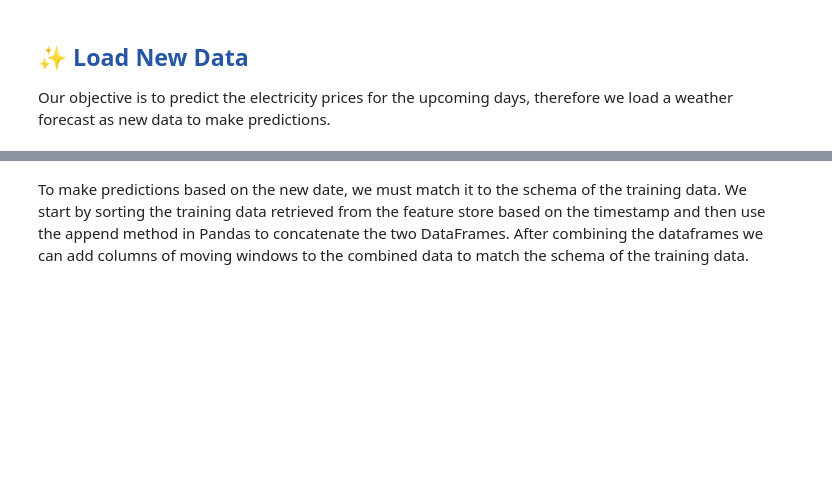
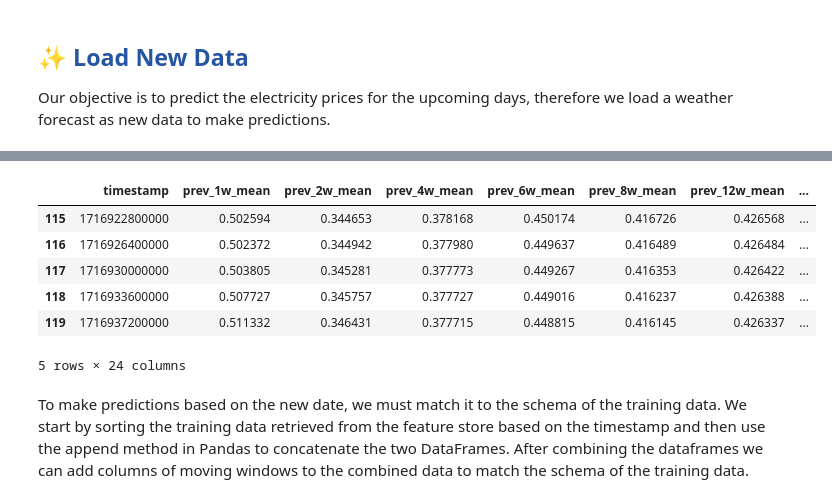
Before and after one commit to Benj3037/bds_m7_second-semester-project, a Jupyter notebook: pipeline/4_1_inference_pipeline_xgb.ipynb, the cells around one changed output, grey strips where cells are left out. Cells and saved outputs as stored; diff of their text form; code cells hidden in the pictures; blank space fills up the shorter version.

```diff
--- a/pipeline/4_1_inference_pipeline_xgb.ipynb
+++ b/pipeline/4_1_inference_pipeline_xgb.ipynb
@@ -133,10 +171,17 @@ new_data.tail()
 # %%
 # Dropping and renaming columns for the new data with weather forecast and calendar
-new_data.drop(columns=['datetime_y', 'hour_y', 'date_y'], inplace=True)
+new_data.drop(columns=['datetime_y', 'hour_y', 'date_y','datetime_x'], inplace=True)
 new_data.rename(columns={
     'date_x': 'date',
-    'datetime_x': 'datetime',
     'hour_x': 'hour'}, inplace=True)
 
 # Displaying the new data
 new_data.tail()
+# %% [output]
+|  | timestamp | prev_1w_mean | prev_2w_mean | prev_4w_mean | prev_6w_mean | prev_8w_mean | prev_12w_mean | ... |
+| 115 | 1716922800000 | 0.502594 | 0.344653 | 0.378168 | 0.450174 | 0.416726 | 0.426568 | ... |
+| 116 | 1716926400000 | 0.502372 | 0.344942 | 0.377980 | 0.449637 | 0.416489 | 0.426484 | ... |
+| 117 | 1716930000000 | 0.503805 | 0.345281 | 0.377773 | 0.449267 | 0.416353 | 0.426422 | ... |
+| 118 | 1716933600000 | 0.507727 | 0.345757 | 0.377727 | 0.449016 | 0.416237 | 0.426388 | ... |
+| 119 | 1716937200000 | 0.511332 | 0.346431 | 0.377715 | 0.448815 | 0.416145 | 0.426337 | ... |
+5 rows × 24 columns
```
Also changed, not shown: parts of 23 cells of this notebook.
